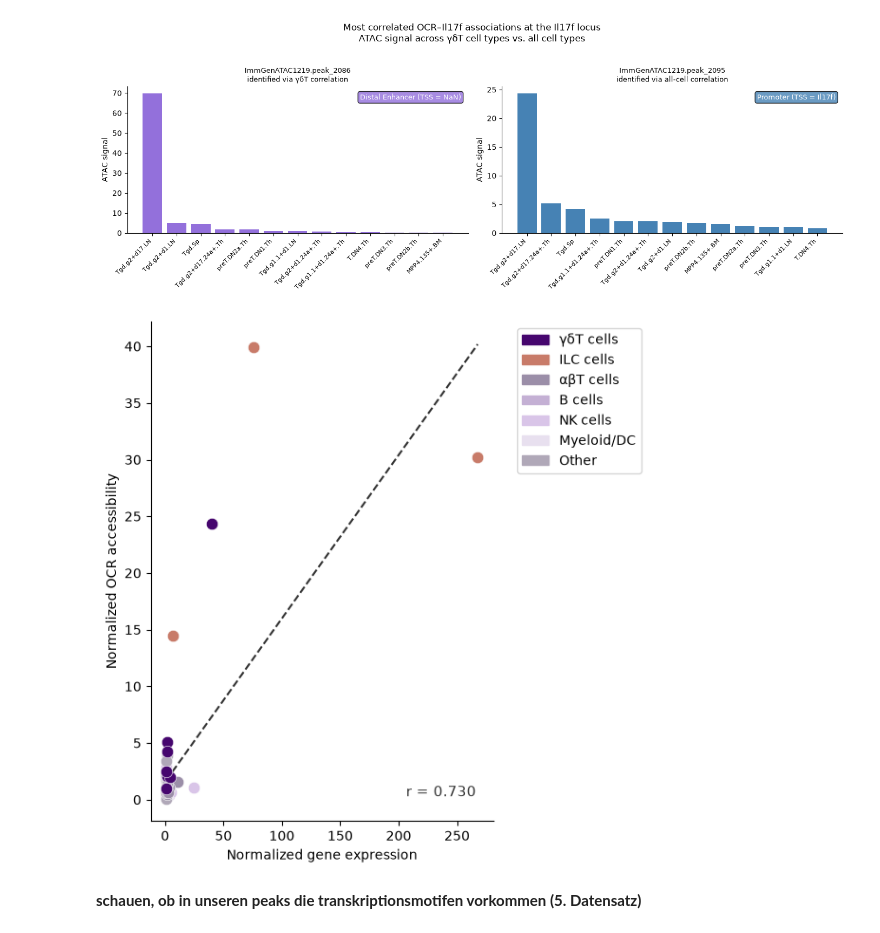
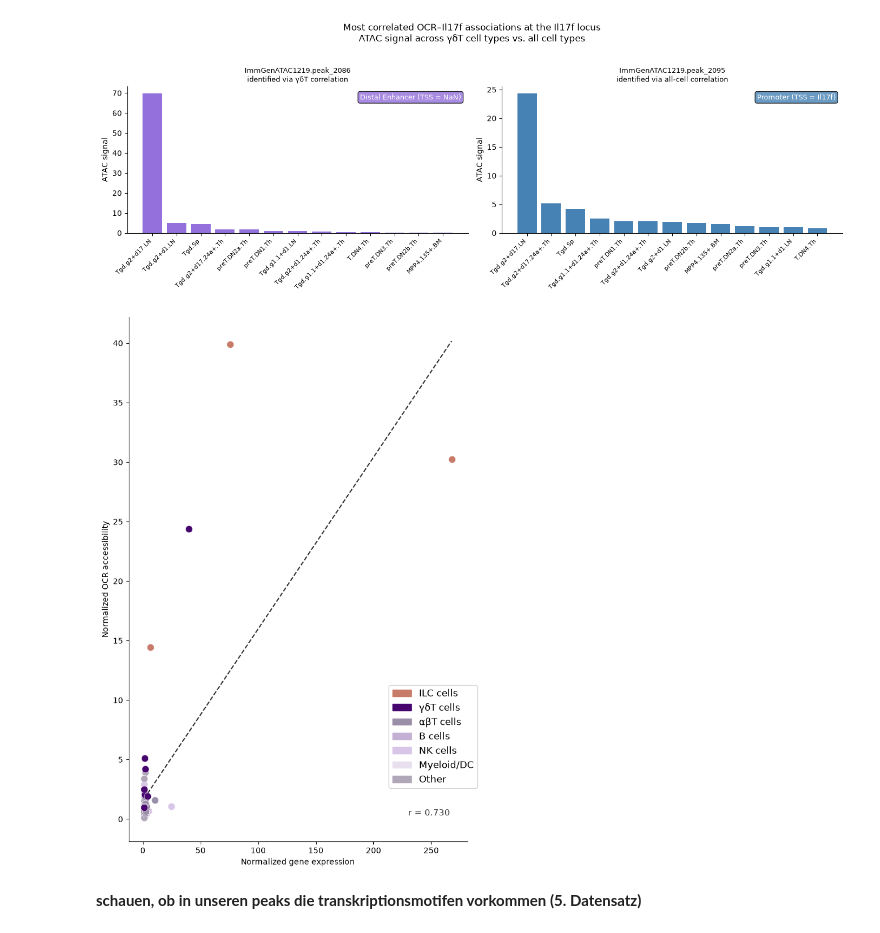
Before and after one commit to datascience-mobi-2026/topic04_team03, a Jupyter notebook: Jupyter_Lotta copy.ipynb, the cells around one changed output. Saved outputs shown, nothing was run; the diff lists cells and outputs as text; code cells hidden in the pictures.

Commit message:
plots size & legend

```diff
--- a/Jupyter_Lotta copy.ipynb
+++ b/Jupyter_Lotta copy.ipynb
@@ -1358,13 +1358,13 @@ def get_cell_category(col):
 
 # Farben pro Kategorie
 color_map = {
-    'γδT cells':   "#46066E",  # tiefes Dunkelviolett — euer Fokus
-    'ILC cells':   "#C87B69",  # kräftiges Orange-Rot — sticht sofort heraus
-    'αβT cells':   "#9B8EA8",  # mittleres gedämpftes Lila
-    'B cells':     "#C4B0D4",  # helles Lila
-    'NK cells':    "#D9C5E8",  # sehr helles Lila
-    'Myeloid/DC':  "#E8E0EF",  # fast weiß/sehr blass
-    'Other':       "#B0A8B8"   # neutrales Grau-Lila
+    'ILC cells':   "#C87B69",
+    'γδT cells':   "#46066E",
+    'αβT cells':   "#9B8EA8",
+    'B cells':     "#C4B0D4",
+    'NK cells':    "#D9C5E8",
+    'Myeloid/DC':  "#E8E0EF",
+    'Other':       "#B0A8B8"
 }
 
 handles = [
@@ -1377,37 +1377,38 @@ handles = [
 plot_df = pd.DataFrame({
     'rna':      rna_vec,
     'atac':     atac_vec,
     'celltype': [get_cell_category(c) for c in signal_cols_all]
 })
 
 # Plot
-fig, ax = plt.subplots(figsize=(6, 6))
+fig, ax = plt.subplots(figsize=(7, 10))
 
 for cat, group in plot_df.groupby('celltype'):
     ax.scatter(group['rna'], group['atac'],
                color=color_map[cat], label=cat,
                edgecolors='white', linewidths=0.4,
                s=80, zorder=3)
 
 # Regressionslinie
 m, b = np.polyfit(rna_vec, atac_vec, 1)
 x_line = np.linspace(rna_vec.min(), rna_vec.max(), 100)
 ax.plot(x_line, m * x_line + b, color='#333333', linewidth=1.5, linestyle='--')
 
 ax.set_xlabel("Normalized gene expression")
 ax.set_ylabel("Normalized OCR accessibility")
 #ax.set_title("Il17f — OCR accessibility vs. gene expression")
 ax.text(0.95, 0.05, f"r = {r_val:.3f}", transform=ax.transAxes,
         ha='right', fontsize=11, color='#333333')
-ax.legend(bbox_to_anchor=(1.05, 1), loc='upper left', frameon=False, fontsize=9)
+ax.legend(handles=handles, loc='center', bbox_to_anchor=(0.9, 0.2),
+          frameon=True, fontsize=12,
+          framealpha=0.9, edgecolor='lightgrey')
 ax.spines['top'].set_visible(False)
 ax.spines['right'].set_visible(False)
 plt.savefig('plots_for_poster/scatterplot IL17f- OCR accessibility vs gene expression.png', dpi= 300, bbox_inches='tight')
-plt.legend(handles=handles, bbox_to_anchor=(1.05, 1), loc='upper left')
 plt.tight_layout()
 plt.show()
 # %% [output]
-[figure, old version]
+[figure, new version]
 # %% [markdown]
 <b> schauen, ob in unseren peaks die transkriptionsmotifen vorkommen (5. Datensatz)
 # %% [markdown]
```
Also changed, not shown: 2 other files.
